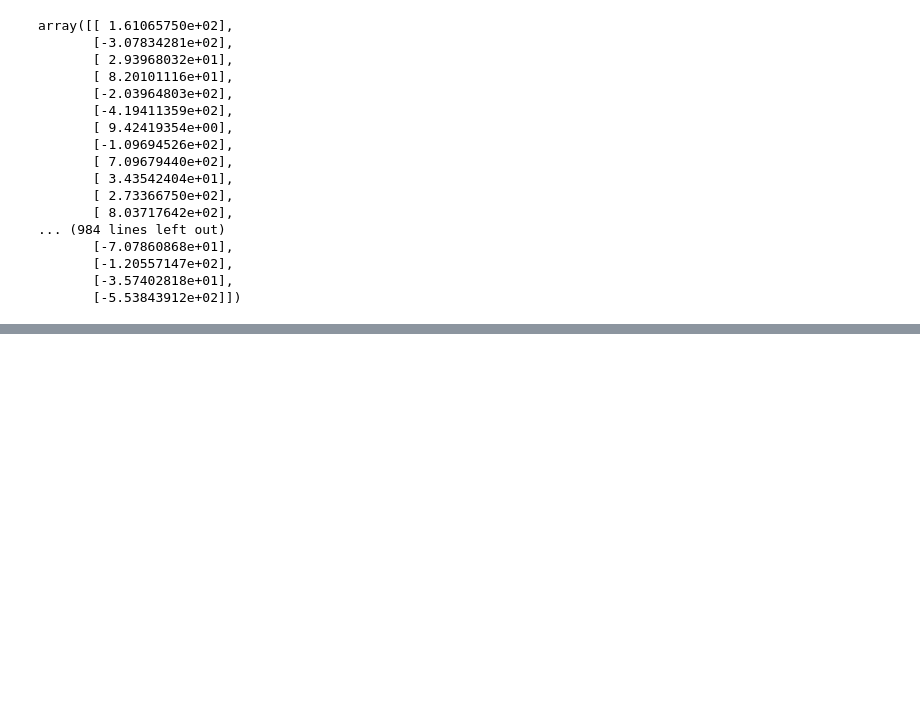
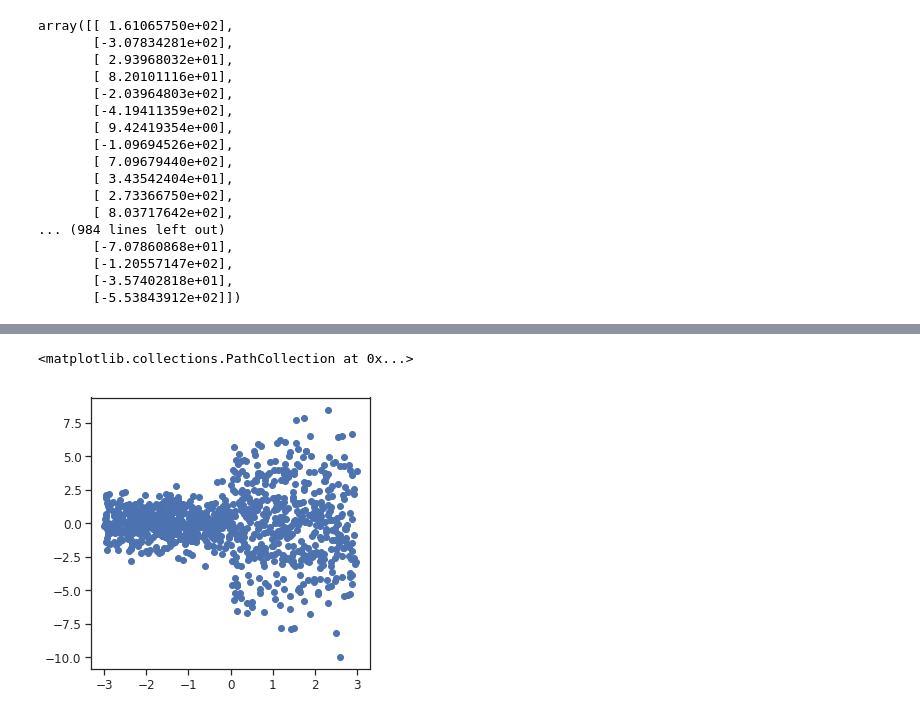
Before and after one commit to fusion-ml/calibrated_uncertainty, a Jupyter notebook: test_calibration.ipynb, the cells around one changed output, grey strips where cells are left out. Drawn from its saved outputs; the diff is of its cells as text; code cells hidden in the pictures; blank space fills up the shorter version.

```diff
--- a/Untitled.ipynb
+++ b/test_calibration.ipynb
@@ -213,0 +93,7 @@ plt.hist(y.detach().numpy())
+# %%
+resids = np.array(test_Y) - np.array(test_Y_mean)
+# %%
+plt.scatter(test_X, resids)
+# %% [output]
+<matplotlib.collections.PathCollection at 0x...>
+[figure, added]
```
Also changed, not shown: parts of 32 cells of this notebook, 9 other files.
